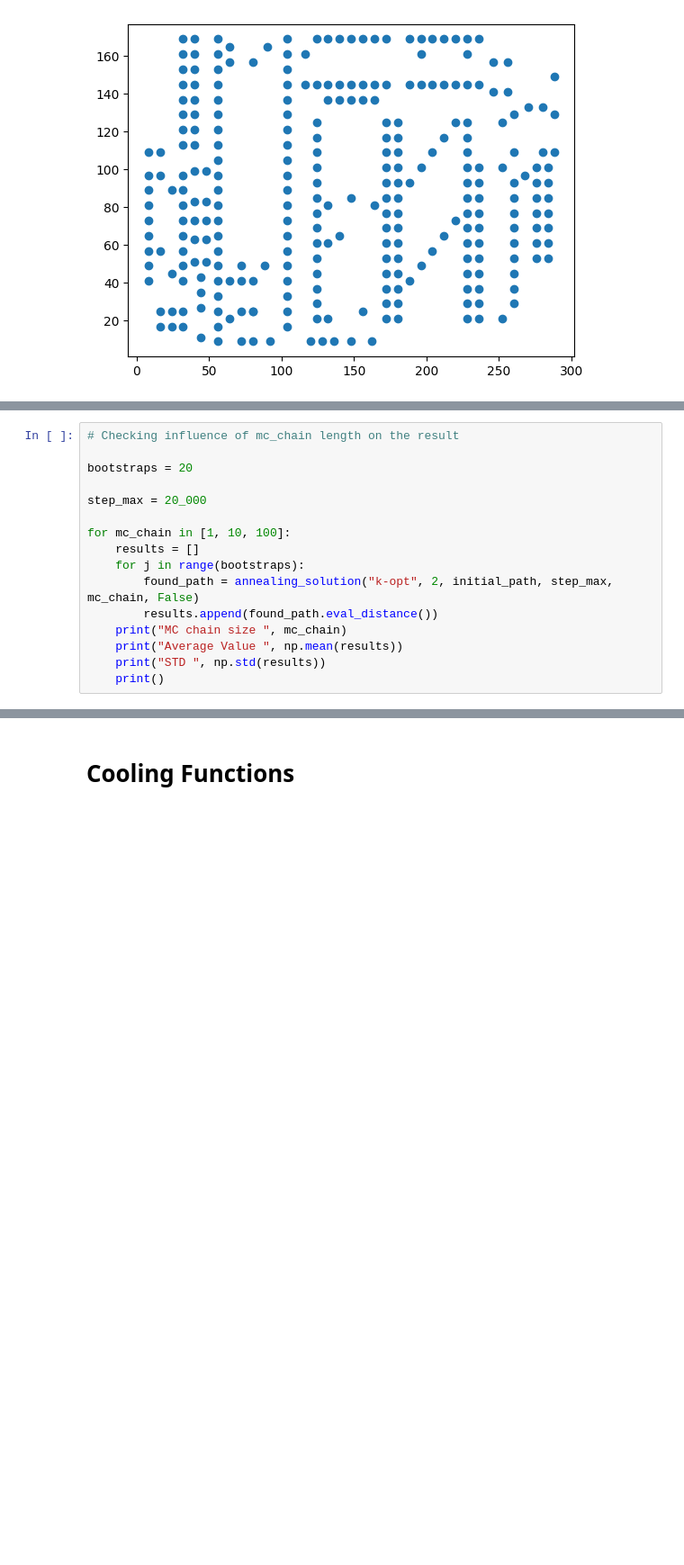
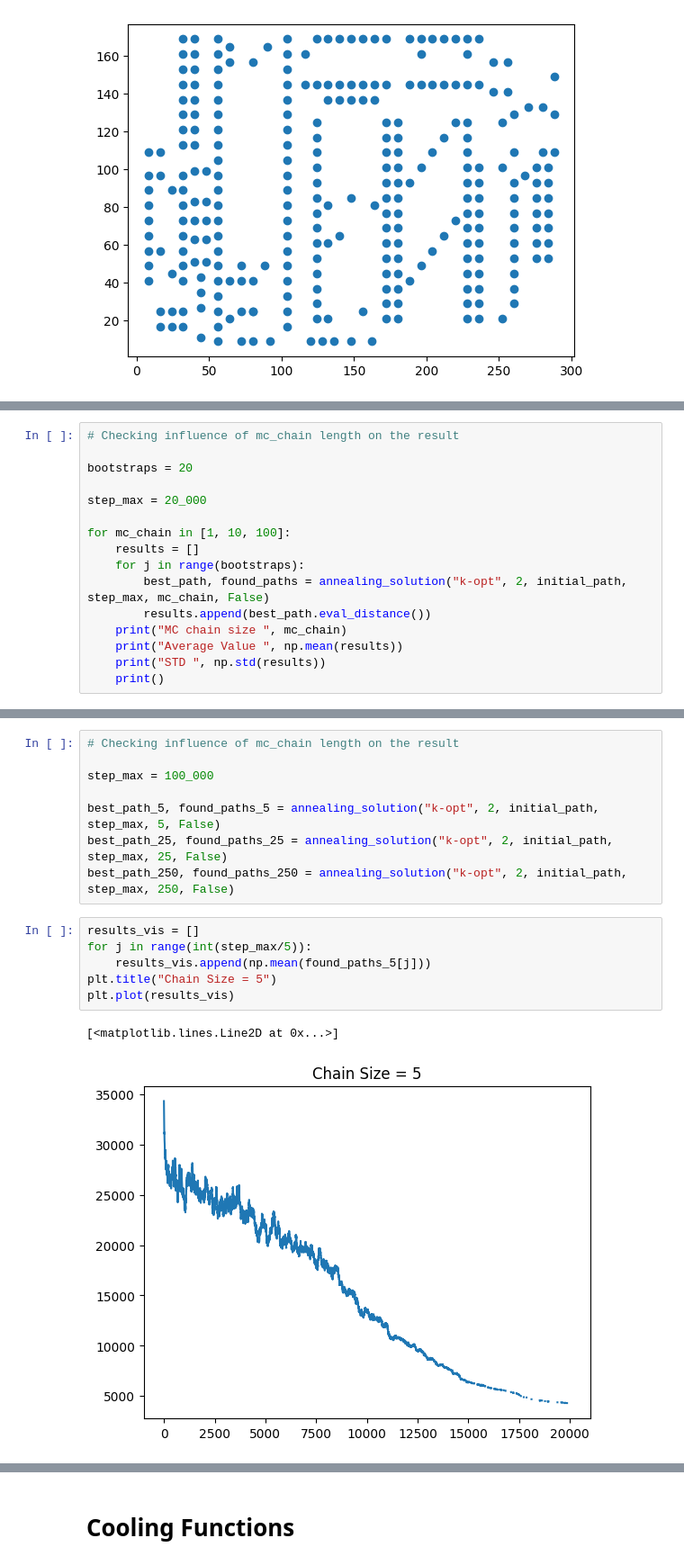
Before and after one commit to pmchrist/Stochastic-Simulation-3, a Jupyter notebook: Code.ipynb, the cells around one changed output, grey strips where cells are left out. Shown at 90% size. Saved outputs shown, nothing was run; the diff lists cells and outputs as text; blank space fills up the shorter version.

```diff
--- a/Code.ipynb
+++ b/Code.ipynb
@@ -252,8 +273,8 @@ step_max = 20_000
 for mc_chain in [1, 10, 100]:
     results = []
     for j in range(bootstraps):
-        found_path = annealing_solution("k-opt", 2, initial_path, step_max, mc_chain, False)
-        results.append(found_path.eval_distance())
+        best_path, found_paths = annealing_solution("k-opt", 2, initial_path, step_max, mc_chain, False)
+        results.append(best_path.eval_distance())
     print("MC chain size ", mc_chain)
     print("Average Value ", np.mean(results))
     print("STD ", np.std(results))
@@ -272,0 +294,17 @@ STD  260.8600335842155
+# %%
+# Checking influence of mc_chain length on the result
+
+step_max = 100_000
+
+best_path_5, found_paths_5 = annealing_solution("k-opt", 2, initial_path, step_max, 5, False)
+best_path_25, found_paths_25 = annealing_solution("k-opt", 2, initial_path, step_max, 25, False)
+best_path_250, found_paths_250 = annealing_solution("k-opt", 2, initial_path, step_max, 250, False)
+# %%
+results_vis = []
+for j in range(int(step_max/5)):
+    results_vis.append(np.mean(found_paths_5[j]))
+plt.title("Chain Size = 5")
+plt.plot(results_vis)
+# %% [output]
+[<matplotlib.lines.Line2D at 0x...>]
+[figure, added]
```
Also changed, not shown: parts of 4 cells of this notebook.
